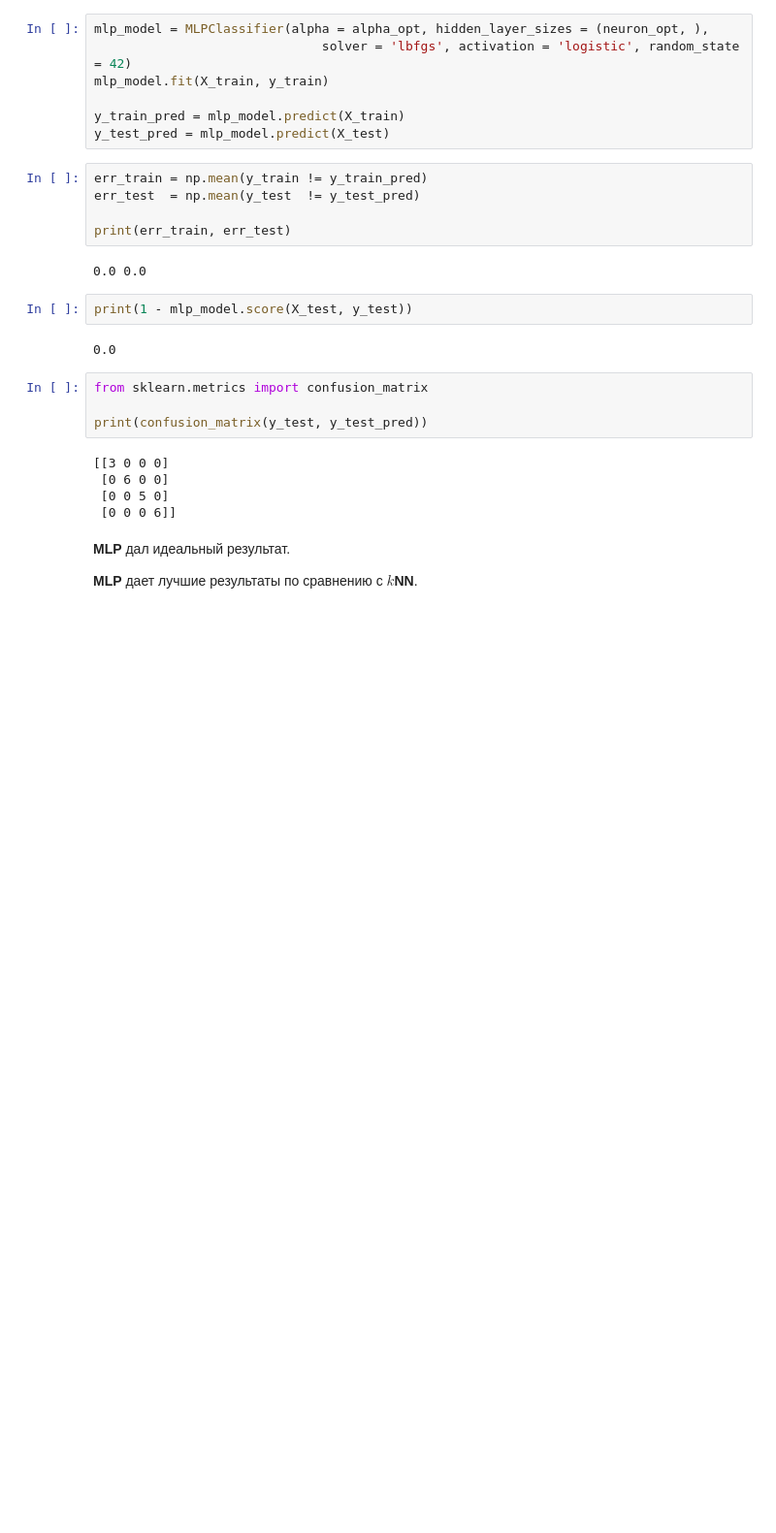
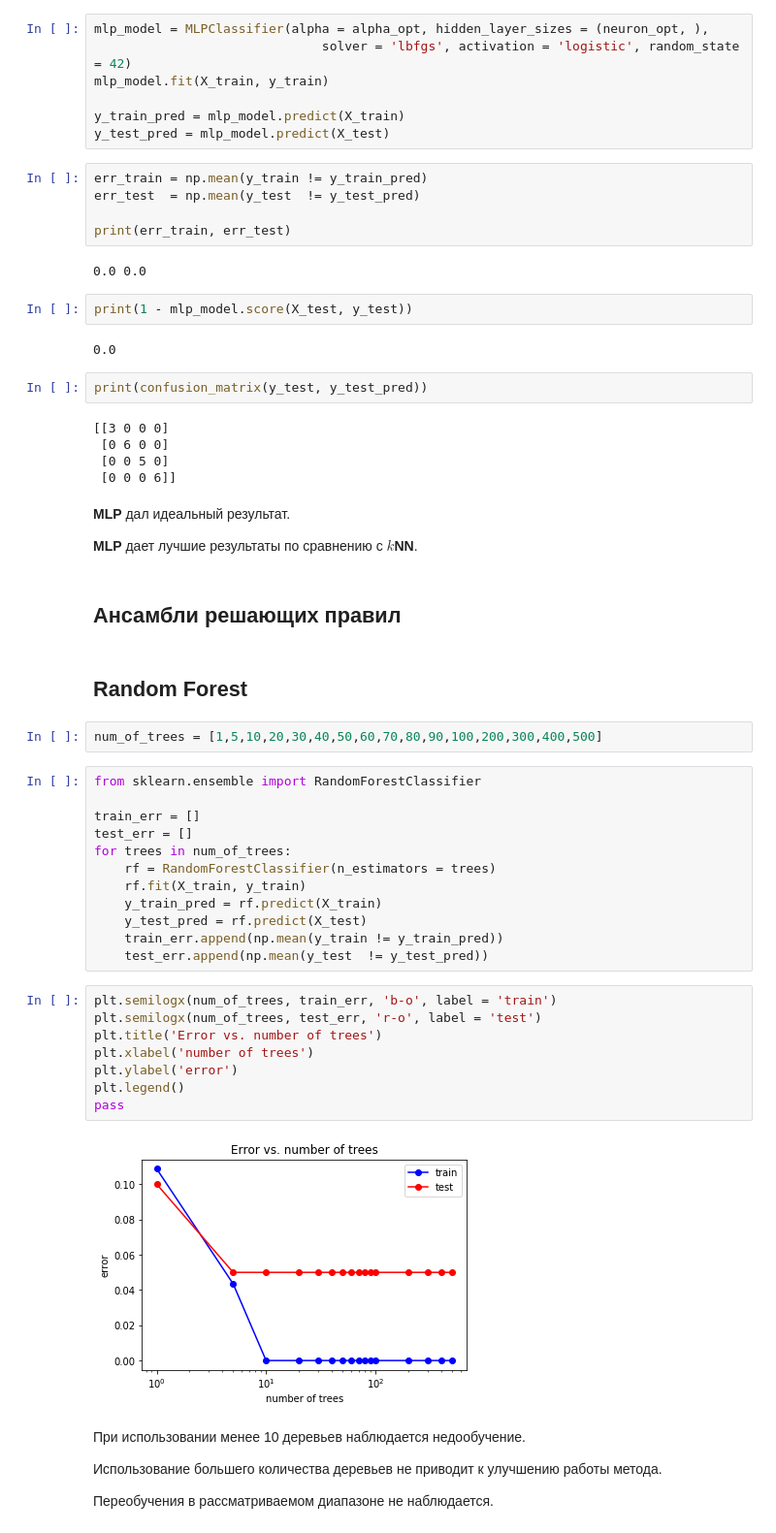
Before and after one commit to Shiryaeva-vera/SwedishCrimeStatistics, a Jupyter notebook: SwedishCrimeStatistics.ipynb, the cells around one changed output. Shown at 97% size. Cells and saved outputs as stored; diff of their text form; blank space fills up the shorter version.

Commit message:
Add ensembles of decisive rules

```diff
--- a/SwedishCrimeStatistics.ipynb
+++ b/SwedishCrimeStatistics.ipynb
@@ -695,8 +695,6 @@ print(1 - mlp_model.score(X_test, y_test))
 # %% [output]
 0.0
 # %%
-from sklearn.metrics import confusion_matrix
-
 print(confusion_matrix(y_test, y_test_pred))
 # %% [output]
 [[3 0 0 0]
@@ -707,3 +705,37 @@ print(confusion_matrix(y_test, y_test_pred))
 **MLP** дал идеальный результат.
 
 **MLP** дает лучшие результаты по сравнению с **$k$NN**.
+# %% [markdown]
+## Ансамбли решающих правил
+# %% [markdown]
+## Random Forest
+# %%
+num_of_trees = [1,5,10,20,30,40,50,60,70,80,90,100,200,300,400,500]
+# %%
+from sklearn.ensemble import RandomForestClassifier
+
+train_err = []
+test_err = []
+for trees in num_of_trees:
+    rf = RandomForestClassifier(n_estimators = trees)
+    rf.fit(X_train, y_train)
+    y_train_pred = rf.predict(X_train)
+    y_test_pred = rf.predict(X_test)
+    train_err.append(np.mean(y_train != y_train_pred))
+    test_err.append(np.mean(y_test  != y_test_pred))
+# %%
+plt.semilogx(num_of_trees, train_err, 'b-o', label = 'train')
+plt.semilogx(num_of_trees, test_err, 'r-o', label = 'test')
+plt.title('Error vs. number of trees')
+plt.xlabel('number of trees')
+plt.ylabel('error')
+plt.legend()
+pass
+# %% [output]
+[figure, added]
+# %% [markdown]
+При использовании менее 10 деревьев наблюдается недообучение.
+
+Использование большего количества деревьев не приводит к улучшению работы метода.
+
+Переобучения в рассматриваемом диапазоне не наблюдается.
```
Also changed, not shown: parts of 38 cells of this notebook.
